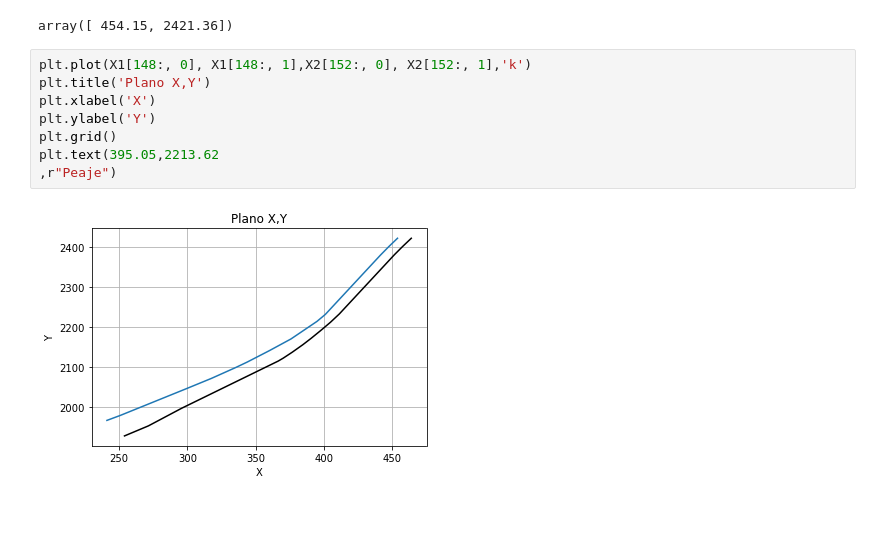
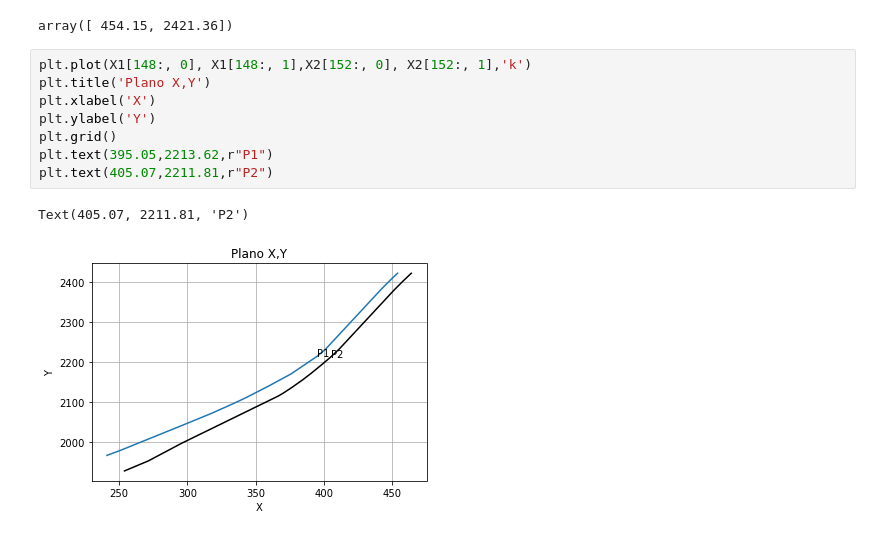
Before and after one commit to fedefiuba/Sumo_simulaciones, a Jupyter notebook: Simulacion_Autopista_25_5/Simulación_Plaza_Virreyes/Trayectoria_Autos/Código/Visualización_Datos_Sumo.ipynb, the cells around one changed output. Drawn from its saved outputs; the diff is of its cells as text.

```diff
--- a/Simulacion_Autopista_25_5/Simulación_Plaza_Virreyes/Trayectoria_Autos/Código/Visualización_Datos_Sumo.ipynb
+++ b/Simulacion_Autopista_25_5/Simulación_Plaza_Virreyes/Trayectoria_Autos/Código/Visualización_Datos_Sumo.ipynb
@@ -48,10 +48,11 @@ array([ 454.15, 2421.36])
 # %%
 plt.plot(X1[148:, 0], X1[148:, 1],X2[152:, 0], X2[152:, 1],'k')
 plt.title('Plano X,Y')
 plt.xlabel('X')
 plt.ylabel('Y')
 plt.grid()
-plt.text(395.05,2213.62
-,r"Peaje")
+plt.text(395.05,2213.62,r"P1")
+plt.text(405.07,2211.81,r"P2")
 # %% [output]
+Text(405.07, 2211.81, 'P2')
-[figure, old version]
+[figure, new version]
```
Also changed, not shown: 1 other file.
